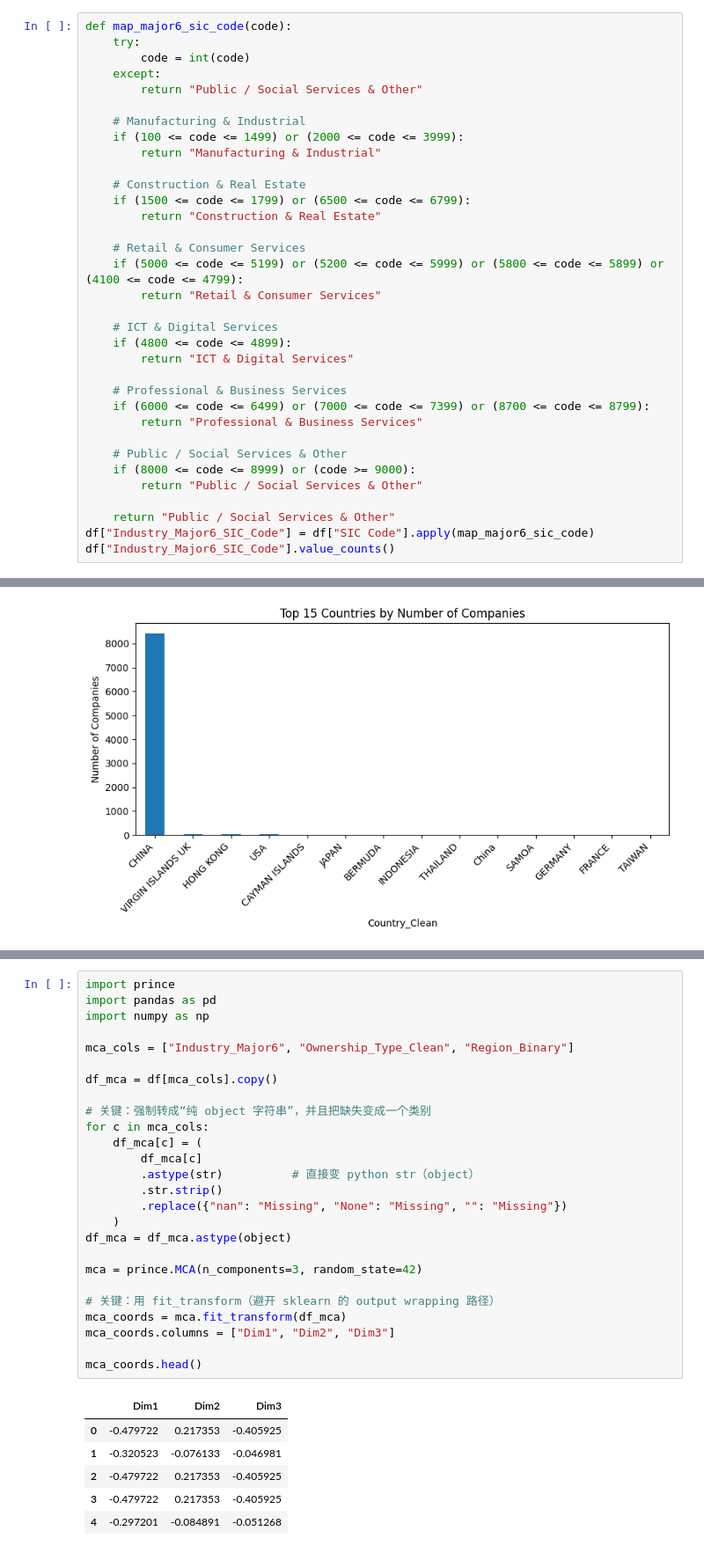
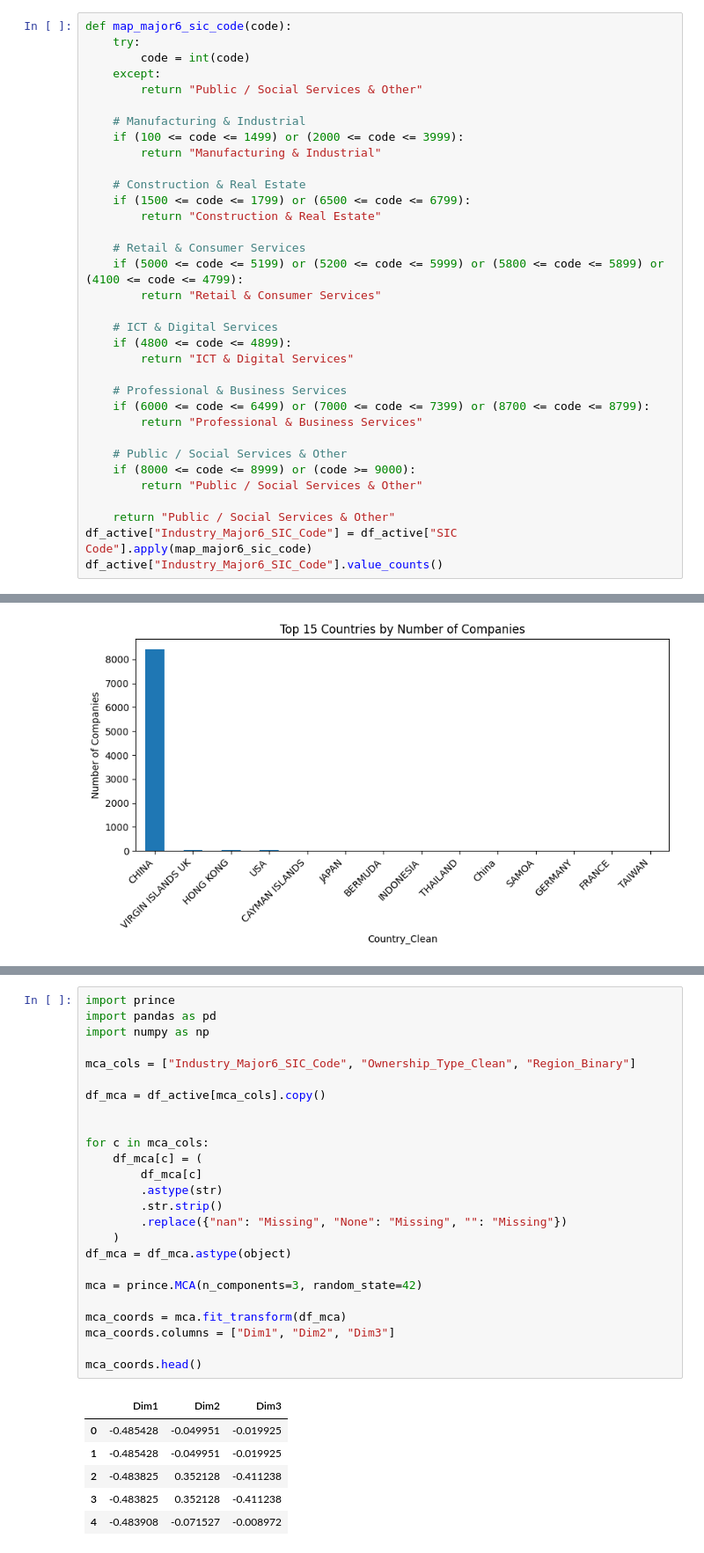
Before and after one commit to Hu-Yun-Xin/Datathon-2026-T5W, a Jupyter notebook: part2.ipynb, the cells around one changed output, grey strips where cells are left out. Shown at 88% size. Drawn from its saved outputs; the diff is of its cells as text.

```diff
--- a/part2.ipynb
+++ b/part2.ipynb
@@ -195,8 +195,8 @@ def map_major6_sic_code(code):
         return "Public / Social Services & Other"
 
     return "Public / Social Services & Other"
-df["Industry_Major6_SIC_Code"] = df["SIC Code"].apply(map_major6_sic_code)
-df["Industry_Major6_SIC_Code"].value_counts()
+df_active["Industry_Major6_SIC_Code"] = df_active["SIC Code"].apply(map_major6_sic_code)
+df_active["Industry_Major6_SIC_Code"].value_counts()
 # %% [output]
 Industry_Major6_SIC_Code
 Professional & Business Services    2628
@@ -283,36 +283,35 @@ plt.show()
 # %%
 import prince
 import pandas as pd
 import numpy as np
 
-mca_cols = ["Industry_Major6", "Ownership_Type_Clean", "Region_Binary"]
+mca_cols = ["Industry_Major6_SIC_Code", "Ownership_Type_Clean", "Region_Binary"]
 
-df_mca = df[mca_cols].copy()
+df_mca = df_active[mca_cols].copy()
 
-# 关键：强制转成“纯 object 字符串”，并且把缺失变成一个类别
+
 for c in mca_cols:
     df_mca[c] = (
         df_mca[c]
-        .astype(str)          # 直接变 python str（object）
+        .astype(str)
         .str.strip()
         .replace({"nan": "Missing", "None": "Missing", "": "Missing"})
     )
 df_mca = df_mca.astype(object)
 
 mca = prince.MCA(n_components=3, random_state=42)
 
-# 关键：用 fit_transform（避开 sklearn 的 output wrapping 路径）
 mca_coords = mca.fit_transform(df_mca)
 mca_coords.columns = ["Dim1", "Dim2", "Dim3"]
 
 mca_coords.head()
 # %% [output]
 |  | Dim1 | Dim2 | Dim3 |
-| 0 | -0.479722 | 0.217353 | -0.405925 |
-| 1 | -0.320523 | -0.076133 | -0.046981 |
-| 2 | -0.479722 | 0.217353 | -0.405925 |
-| 3 | -0.479722 | 0.217353 | -0.405925 |
-| 4 | -0.297201 | -0.084891 | -0.051268 |
+| 0 | -0.485428 | -0.049951 | -0.019925 |
+| 1 | -0.485428 | -0.049951 | -0.019925 |
+| 2 | -0.483825 | 0.352128 | -0.411238 |
+| 3 | -0.483825 | 0.352128 | -0.411238 |
+| 4 | -0.483908 | -0.071527 | -0.008972 |
 # %%
 mca_coords.head()
 from sklearn.cluster import KMeans
```
Also changed, not shown: parts of 8 cells of this notebook.
